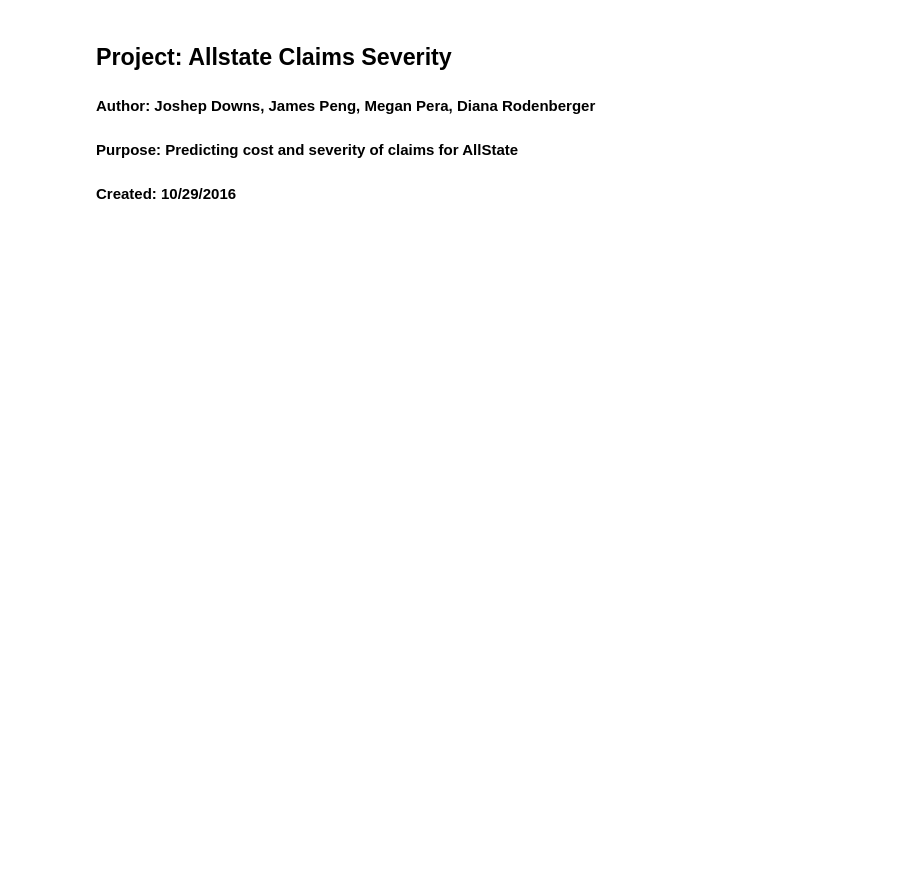
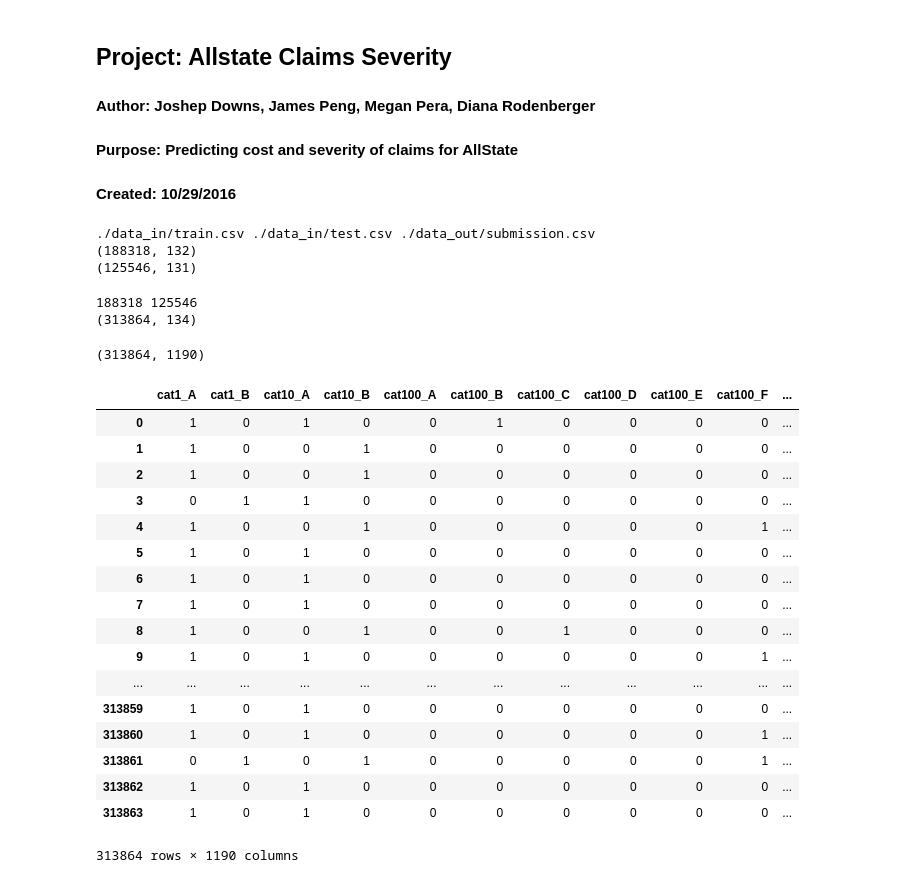
Before and after one commit to jamesypeng/AllstateChallenge, a Jupyter notebook: Allstate - XGB Regressor.ipynb, the cells around one changed output. Drawn from its saved outputs; the diff is of its cells as text; code cells hidden in the pictures; blank space fills up the shorter version.

```diff
--- a/Allstate - XGB Regressor.ipynb
+++ b/Allstate - XGB Regressor.ipynb
@@ -39,0 +39,44 @@ df_data = pd.read_csv('./data_in/train.csv')
+# %%
+TARGET = 'loss'
+TARGET_LOG = 'log_loss'
+ID = 'id'
+
+DATA_IN_DIR = "./data_in"
+DATA_OUT_DIR = "./data_out"
+
+TRAIN_CSV = "{0}/train.csv".format(DATA_IN_DIR)
+TEST_CSV = "{0}/test.csv".format(DATA_IN_DIR)
+SUBMISSION_CSV = "{0}/submission.csv".format(DATA_OUT_DIR)
+
+print(TRAIN_CSV, TEST_CSV,SUBMISSION_CSV)
+
+train_data = pd.read_csv(TRAIN_CSV)
+test_data = pd.read_csv(TEST_CSV)
+
+print(train_data.shape)
+print(test_data.shape)
+# %% [output]
+./data_in/train.csv ./data_in/test.csv ./data_out/submission.csv
+(188318, 132)
+(125546, 131)
+# %%
+test_data[TARGET] = 0
+test_data[TARGET_LOG] = np.log10(train_data[TARGET]+1)
+
+train_data['train'] = 1
+test_data['train'] = 0
+
+nrows_train = train_data.shape[0]
+nrows_test = test_data.shape[0]
+print(nrows_train,nrows_test )
+
+train_test = pd.concat((train_data, test_data), axis=0).reset_index(drop=True)
+
+features = train_test.columns
+cats = [feat for feat in features if 'cat' in feat]
+conts = [feat for feat in features if 'cont' in feat]
+
+print(train_test.shape)
+# %% [output]
+188318 125546
+(313864, 134)
@@ -39,0 +85,33 @@ df_data = pd.read_csv('./data_in/train.csv')
+# %%
+cats_train_test = pd.get_dummies(train_test[cats])
+train_test2 = pd.concat((cats_train_test, train_test[conts] ), axis=1).reset_index(drop=True)
+
+
+X = train_test2[:nrows_train]
+y = train_test[TARGET_LOG][:nrows_train]
+Id = train_test[ID][:nrows_train]
+
+X_train, X_dev, y_train, y_dev, id_train, id_dev = train_test_split( X, y, Id, test_size=0.33, random_state=1)
+# %%
+print(train_test2.shape)
+train_test2
+# %% [output]
+(313864, 1190)
+|  | cat1_A | cat1_B | cat10_A | cat10_B | cat100_A | cat100_B | cat100_C | cat100_D | cat100_E | cat100_F | ... |
+| 0 | 1 | 0 | 1 | 0 | 0 | 1 | 0 | 0 | 0 | 0 | ... |
+| 1 | 1 | 0 | 0 | 1 | 0 | 0 | 0 | 0 | 0 | 0 | ... |
+| 2 | 1 | 0 | 0 | 1 | 0 | 0 | 0 | 0 | 0 | 0 | ... |
+| 3 | 0 | 1 | 1 | 0 | 0 | 0 | 0 | 0 | 0 | 0 | ... |
+| 4 | 1 | 0 | 0 | 1 | 0 | 0 | 0 | 0 | 0 | 1 | ... |
+| 5 | 1 | 0 | 1 | 0 | 0 | 0 | 0 | 0 | 0 | 0 | ... |
+| 6 | 1 | 0 | 1 | 0 | 0 | 0 | 0 | 0 | 0 | 0 | ... |
+| 7 | 1 | 0 | 1 | 0 | 0 | 0 | 0 | 0 | 0 | 0 | ... |
+| 8 | 1 | 0 | 0 | 1 | 0 | 0 | 1 | 0 | 0 | 0 | ... |
+| 9 | 1 | 0 | 1 | 0 | 0 | 0 | 0 | 0 | 0 | 1 | ... |
+| ... | ... | ... | ... | ... | ... | ... | ... | ... | ... | ... | ... |
+| 313859 | 1 | 0 | 1 | 0 | 0 | 0 | 0 | 0 | 0 | 0 | ... |
+| 313860 | 1 | 0 | 1 | 0 | 0 | 0 | 0 | 0 | 0 | 1 | ... |
+| 313861 | 0 | 1 | 0 | 1 | 0 | 0 | 0 | 0 | 0 | 1 | ... |
+| 313862 | 1 | 0 | 1 | 0 | 0 | 0 | 0 | 0 | 0 | 0 | ... |
+| 313863 | 1 | 0 | 1 | 0 | 0 | 0 | 0 | 0 | 0 | 0 | ... |
+313864 rows × 1190 columns
```
Also changed, not shown: parts of 7 cells of this notebook.
